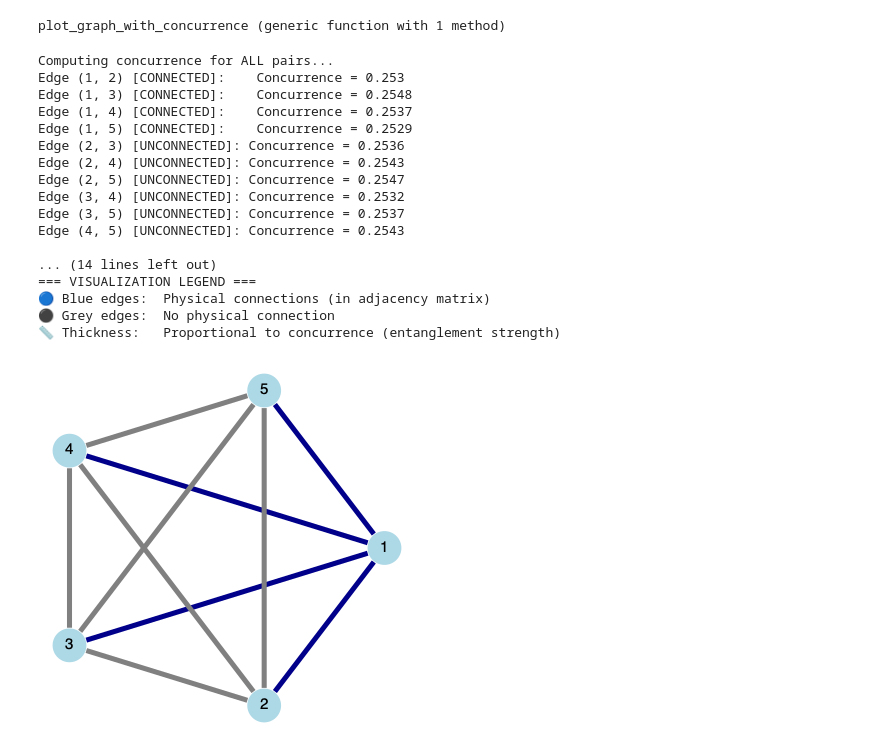
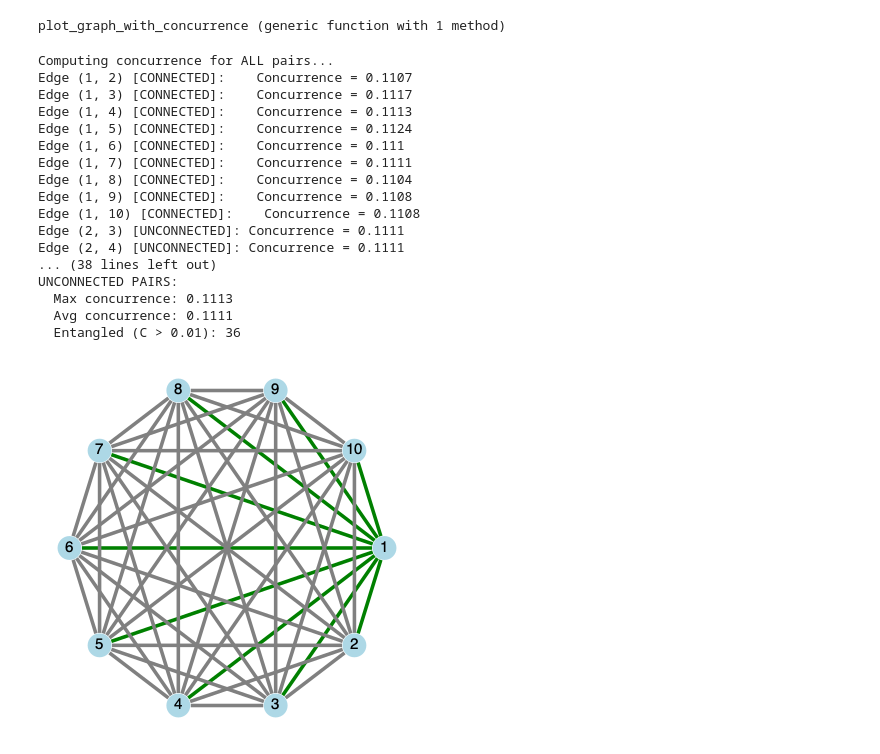
Before and after one commit to jamesnrolfe/MSci-Project, a Jupyter notebook: james/star_representation/stars.ipynb, the cells around one changed output. Saved outputs shown, nothing was run; the diff lists cells and outputs as text; code cells hidden in the pictures.

```diff
--- a/james/star_representation/stars.ipynb
+++ b/james/star_representation/stars.ipynb
@@ -294,7 +299,7 @@ create_MPS (generic function with 2 methods)
 J = -1
 Δ = -1
 
-N = 5
+N = 10
 
 σ = 0.002
 μ = 1.0
@@ -305,7 +310,7 @@ MAX_BOND_DIM = 500
 500
 # %%
 ψ_mps, sites = create_MPS(N)  # Example for a 10-site system
-wam = create_star_wam(N, σ, μ) * 10
+wam = create_star_wam(N, σ, μ)
 display(plot_am(wam))
 H = create_xxz_hamiltonian_mpo(N, wam, J, Δ, sites)
 _, ψ_gs = solve_xxz_hamiltonian_dmrg(H, ψ_mps, NUM_SWEEPS, MAX_BOND_DIM, 1e-10)
@@ -334,15 +339,6 @@ Is Hermitian: true
 using LinearAlgebra
 
 function compute_concurrence(ρ)
-    """
-    Compute the concurrence of a 2-qubit reduced density matrix.
-
-    Arguments:
-    - ρ: The 4x4 reduced density matrix (as a Julia array).
-
-    Returns:
-    - C: The concurrence (a Float64 value).
-    """
     # Define the Pauli-Y matrix
     σ_y = [0 -im; im 0]
 
@@ -358,8 +354,10 @@ function compute_concurrence(ρ)
     # Compute the eigenvalues of R
     λ = eigvals(R)
 
+    λ_real = real(λ)
+    λ_clamped = max.(λ_real, 0.0)
     # Sort eigenvalues in descending order
-    λ_sorted = sort(real(λ), rev=true)
+    λ_sorted = sort(λ_clamped, rev=true)
 
     # Compute the concurrence
     C = max(0, sqrt(λ_sorted[1]) - sqrt(λ_sorted[2]) - sqrt(λ_sorted[3]) - sqrt(λ_sorted[4]))
@@ -378,21 +376,9 @@ Concurrence between sites 1 and 2: 0.25475305607540766
 
 Let's see if we can replot the graph with concurrence along the edges, so we can see where the entanglement comes in.
 # %%
+using Statistics
+
 function plot_graph_with_concurrence(adj_mat, psi_gs, sites; layout_type::String = "circular")
-    """
-    Plot the graph with edge thickness representing the concurrence (entanglement) between ALL pairs of sites.
-
-    Parameters:
-    - adj_mat: Adjacency matrix defining the graph structure
-    - psi_gs: Ground state MPS
-    - sites: Site indices from ITensors
-    - layout_type: Layout for the graph ("circular", "spring", "spectral", "random")
-
-    Edge visualization:
-    - Blue edges: Physical connections (from adjacency matrix) - thickness = concurrence
-    - Grey edges: No physical connection - thickness = concurrence
-    - Thickness: Thin (no entanglement) → Thick (maximum entanglement)
-    """
 
     # Validate layout type
     valid_layouts = ["circular", "spring", "spectral", "random"]
@@ -431,7 +417,7 @@ function plot_graph_with_concurrence(adj_mat, psi_gs, sites; layout_type::String
 
             # Determine color based on whether it's in the adjacency matrix
             if adj_mat[i, j] != 0.0
-                push!(edge_colors, "darkblue")  # Physical connection
+                push!(edge_colors, "green")  # Physical connection
                 connected_pairs += 1
                 println("Edge ($i, $j) [CONNECTED]:    Concurrence = $(round(C_ij, digits=4))")
             else
@@ -469,9 +455,8 @@ function plot_graph_with_concurrence(adj_mat, psi_gs, sites; layout_type::String
     connected_concurrences = edge_concurrences[connected_indices]
     unconnected_concurrences = edge_concurrences[unconnected_indices]
 
-    println("\n=== CONCURRENCE STATISTICS ===")
     println("Total pairs: $(length(edge_concurrences))")
-    println("Connected pairs (blue): $connected_pairs")
+    println("Connected pairs (green): $connected_pairs")
     println("Unconnected pairs (grey): $unconnected_pairs")
     println()
 
@@ -507,23 +492,26 @@ plot_graph_with_concurrence (generic function with 1 method)
 # %%
 # adj_mat, psi_gs, sites; layout_type::String = "circular"
 
-plot_graph_with_concurrence(wam, ψ_gs, sites)
+g = plot_graph_with_concurrence(wam, ψ_gs, sites)
+display(g)
+using Compose
+draw(PNG("star_conc_graph.png", 16cm, 12cm), g)
 # %% [output]
 Computing concurrence for ALL pairs...
-Edge (1, 2) [CONNECTED]:    Concurrence = 0.253
-Edge (1, 3) [CONNECTED]:    Concurrence = 0.2548
-Edge (1, 4) [CONNECTED]:    Concurrence = 0.2537
-Edge (1, 5) [CONNECTED]:    Concurrence = 0.2529
-Edge (2, 3) [UNCONNECTED]: Concurrence = 0.2536
-Edge (2, 4) [UNCONNECTED]: Concurrence = 0.2543
-Edge (2, 5) [UNCONNECTED]: Concurrence = 0.2547
-Edge (3, 4) [UNCONNECTED]: Concurrence = 0.2532
-Edge (3, 5) [UNCONNECTED]: Concurrence = 0.2537
-Edge (4, 5) [UNCONNECTED]: Concurrence = 0.2543
-
-... (14 lines left out)
-=== VISUALIZATION LEGEND ===
-🔵 Blue edges:  Physical connections (in adjacency matrix)
-⚫ Grey edges:  No physical connection
-📏 Thickness:   Proportional to concurrence (entanglement strength)
+Edge (1, 2) [CONNECTED]:    Concurrence = 0.1107
+Edge (1, 3) [CONNECTED]:    Concurrence = 0.1117
+Edge (1, 4) [CONNECTED]:    Concurrence = 0.1113
+Edge (1, 5) [CONNECTED]:    Concurrence = 0.1124
+Edge (1, 6) [CONNECTED]:    Concurrence = 0.111
+Edge (1, 7) [CONNECTED]:    Concurrence = 0.1111
+Edge (1, 8) [CONNECTED]:    Concurrence = 0.1104
+Edge (1, 9) [CONNECTED]:    Concurrence = 0.1108
+Edge (1, 10) [CONNECTED]:    Concurrence = 0.1108
+Edge (2, 3) [UNCONNECTED]: Concurrence = 0.1111
+Edge (2, 4) [UNCONNECTED]: Concurrence = 0.1111
+... (38 lines left out)
+UNCONNECTED PAIRS:
+  Max concurrence: 0.1113
+  Avg concurrence: 0.1111
+  Entangled (C > 0.01): 36
-[figure, old version]
+[figure, new version]
```
Also changed, not shown: parts of 66 cells of this notebook, 14 other files.
